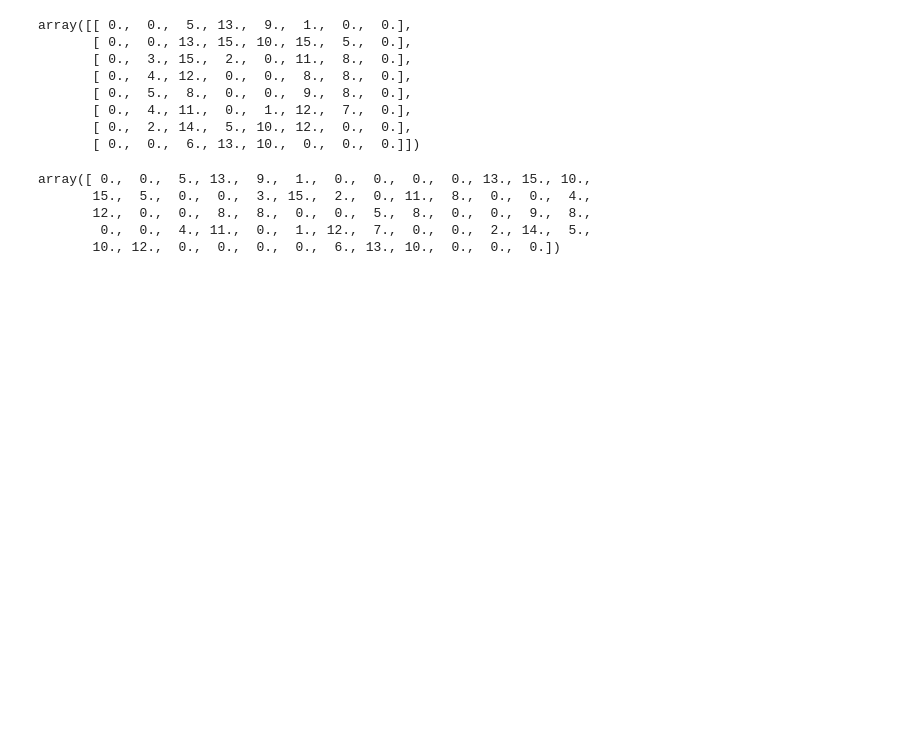
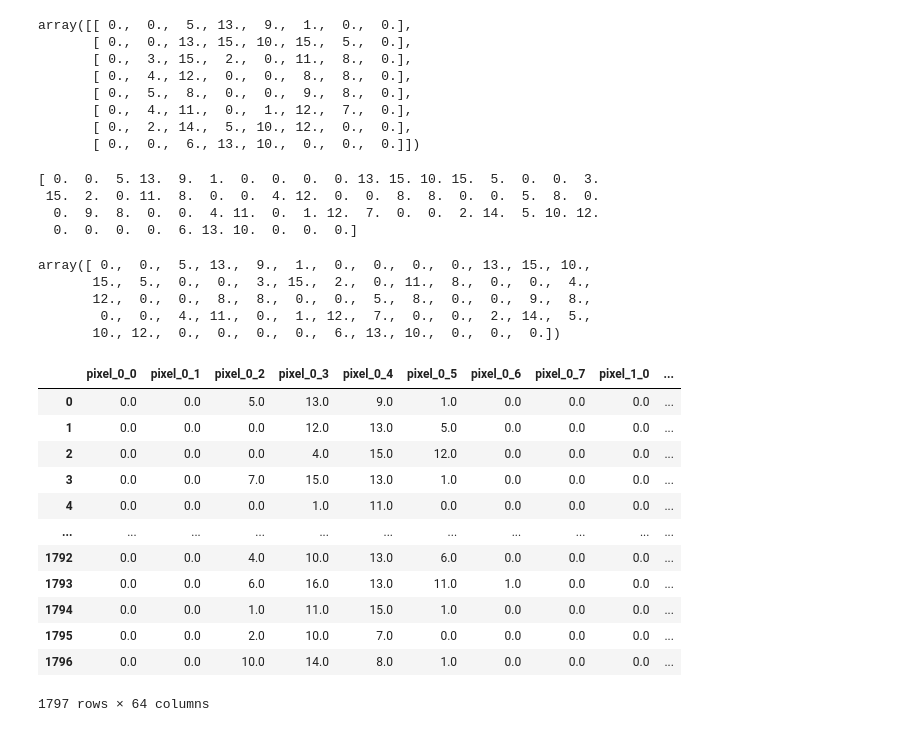
Before and after one commit to Svved/ITS_FirstProject, a Jupyter notebook: Esercizi/MNIST.ipynb, the cells around one changed output. Cells and saved outputs as stored; diff of their text form; code cells hidden in the pictures; blank space fills up the shorter version.

```diff
--- a/Esercizi/MNIST.ipynb
+++ b/Esercizi/MNIST.ipynb
@@ -106,10 +106,33 @@ array([[ 0.,  0.,  5., 13.,  9.,  1.,  0.,  0.],
        [ 0.,  2., 14.,  5., 10., 12.,  0.,  0.],
        [ 0.,  0.,  6., 13., 10.,  0.,  0.,  0.]])
 # %%
-ds.images[0].reshape([1,-1])[0]
+come_data = ds.images[0].reshape([1,-1])[0]
+print(come_data)
+ds.data[0]
 # %% [output]
-array([ 0.,  0.,  5., 13.,  9.,  1.,  0.,  0.,  0.,  0., 13., 15., 10.,
-       15.,  5.,  0.,  0.,  3., 15.,  2.,  0., 11.,  8.,  0.,  0.,  4.,
-       12.,  0.,  0.,  8.,  8.,  0.,  0.,  5.,  8.,  0.,  0.,  9.,  8.,
-        0.,  0.,  4., 11.,  0.,  1., 12.,  7.,  0.,  0.,  2., 14.,  5.,
-       10., 12.,  0.,  0.,  0.,  0.,  6., 13., 10.,  0.,  0.,  0.])
+[ 0.  0.  5. 13.  9.  1.  0.  0.  0.  0. 13. 15. 10. 15.  5.  0.  0.  3.
+ 15.  2.  0. 11.  8.  0.  0.  4. 12.  0.  0.  8.  8.  0.  0.  5.  8.  0.
+  0.  9.  8.  0.  0.  4. 11.  0.  1. 12.  7.  0.  0.  2. 14.  5. 10. 12.
+  0.  0.  0.  0.  6. 13. 10.  0.  0.  0.]
+array([ 0.,  0.,  5., 13.,  9.,  1.,  0.,  0.,  0.,  0., 13., 15., 10.,
+       15.,  5.,  0.,  0.,  3., 15.,  2.,  0., 11.,  8.,  0.,  0.,  4.,
+       12.,  0.,  0.,  8.,  8.,  0.,  0.,  5.,  8.,  0.,  0.,  9.,  8.,
+        0.,  0.,  4., 11.,  0.,  1., 12.,  7.,  0.,  0.,  2., 14.,  5.,
+       10., 12.,  0.,  0.,  0.,  0.,  6., 13., 10.,  0.,  0.,  0.])
+# %%
+df = pd.DataFrame(ds.data, columns=ds.feature_names) # trasformo i dati delle immagini in un data set usando pandas
+df
+# %% [output]
+|  | pixel_0_0 | pixel_0_1 | pixel_0_2 | pixel_0_3 | pixel_0_4 | pixel_0_5 | pixel_0_6 | pixel_0_7 | pixel_1_0 | ... |
+| 0 | 0.0 | 0.0 | 5.0 | 13.0 | 9.0 | 1.0 | 0.0 | 0.0 | 0.0 | ... |
+| 1 | 0.0 | 0.0 | 0.0 | 12.0 | 13.0 | 5.0 | 0.0 | 0.0 | 0.0 | ... |
+| 2 | 0.0 | 0.0 | 0.0 | 4.0 | 15.0 | 12.0 | 0.0 | 0.0 | 0.0 | ... |
+| 3 | 0.0 | 0.0 | 7.0 | 15.0 | 13.0 | 1.0 | 0.0 | 0.0 | 0.0 | ... |
+| 4 | 0.0 | 0.0 | 0.0 | 1.0 | 11.0 | 0.0 | 0.0 | 0.0 | 0.0 | ... |
+| ... | ... | ... | ... | ... | ... | ... | ... | ... | ... | ... |
+| 1792 | 0.0 | 0.0 | 4.0 | 10.0 | 13.0 | 6.0 | 0.0 | 0.0 | 0.0 | ... |
+| 1793 | 0.0 | 0.0 | 6.0 | 16.0 | 13.0 | 11.0 | 1.0 | 0.0 | 0.0 | ... |
+| 1794 | 0.0 | 0.0 | 1.0 | 11.0 | 15.0 | 1.0 | 0.0 | 0.0 | 0.0 | ... |
+| 1795 | 0.0 | 0.0 | 2.0 | 10.0 | 7.0 | 0.0 | 0.0 | 0.0 | 0.0 | ... |
+| 1796 | 0.0 | 0.0 | 10.0 | 14.0 | 8.0 | 1.0 | 0.0 | 0.0 | 0.0 | ... |
+1797 rows × 64 columns
```
Also changed, not shown: parts of 6 cells of this notebook.
